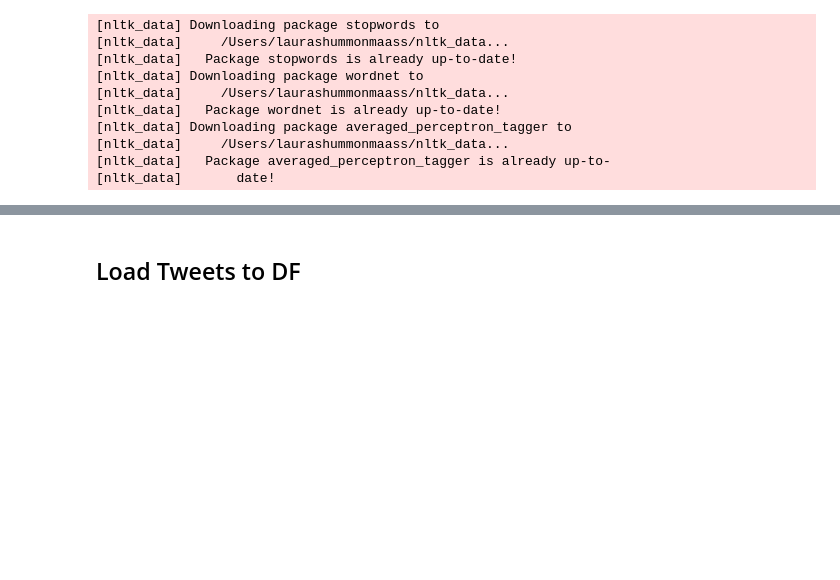
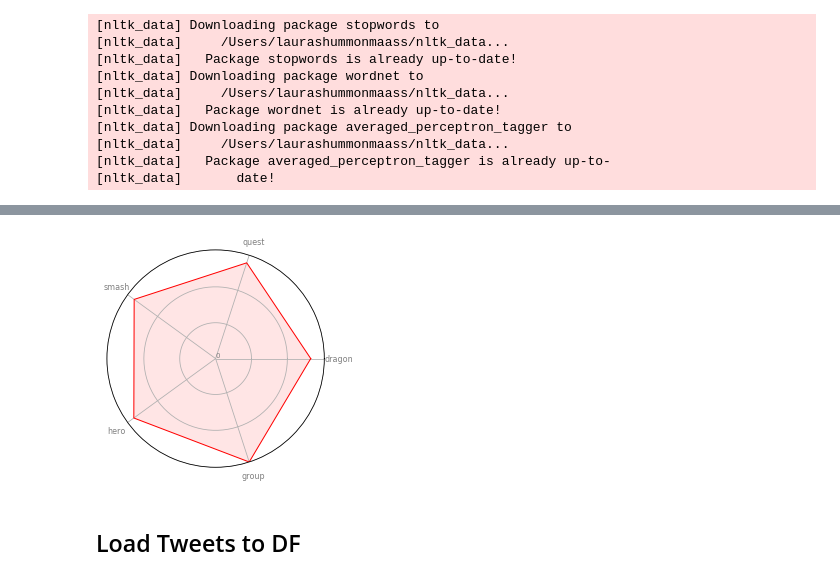
Before and after one commit to Laura-ShummonMaass/Nintendo_E3_Sentiment_Analysis, a Jupyter notebook: 2018_cleaning_and_trends_radars.ipynb, the cells around one changed output, grey strips where cells are left out. Cells and saved outputs as stored; diff of their text form; code cells hidden in the pictures; blank space fills up the shorter version.

```diff
--- a/2018_cleaning_and_trends_radars.ipynb
+++ b/2018_cleaning_and_trends_radars.ipynb
@@ -52,3 +68,10 @@ from nintendo.functions import (
+# %%
+radar_2018(start_time='16:07:24',
+               end_time='16:08:36',
+               which_five='top',
+               )
+# %% [output]
+[figure, added]
 # %% [markdown]
 ## Load Tweets to DF
 # %%
```
Also changed, not shown: parts of 16 cells of this notebook, 4 other files.
